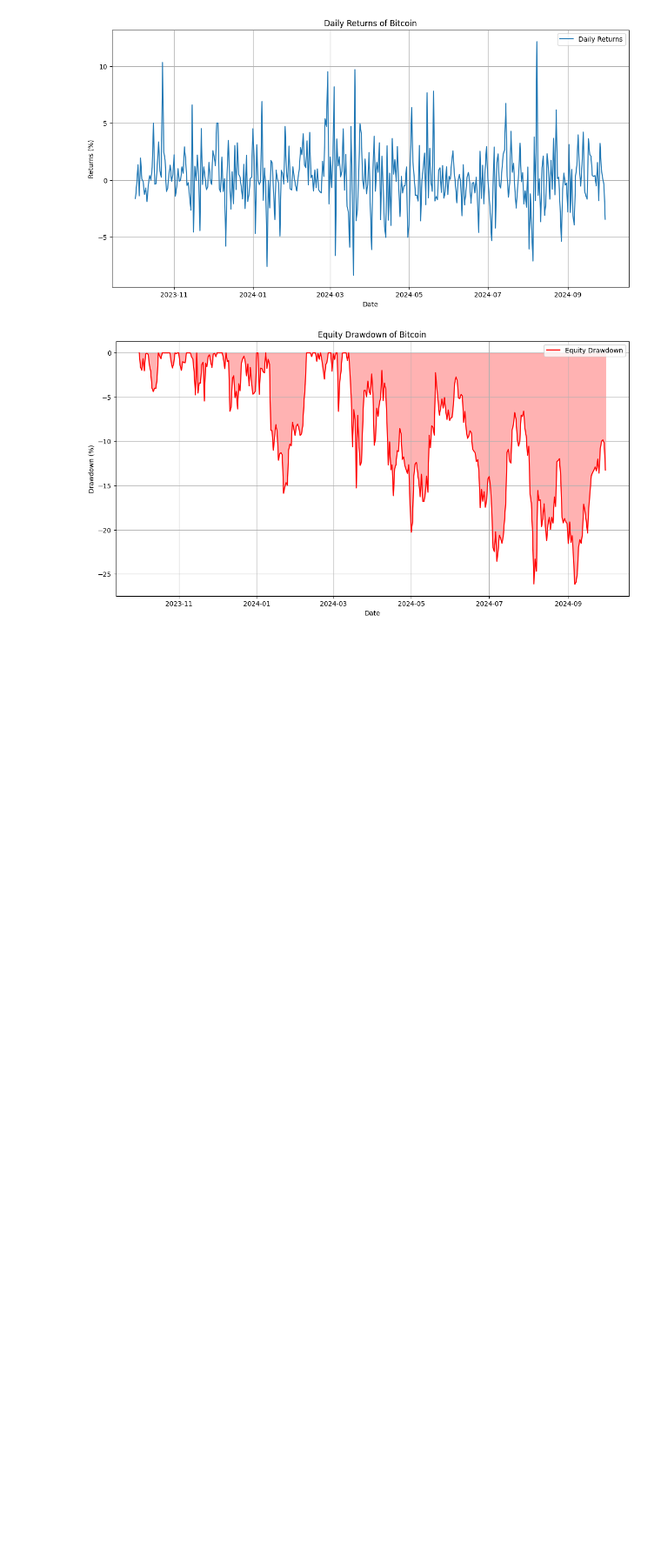
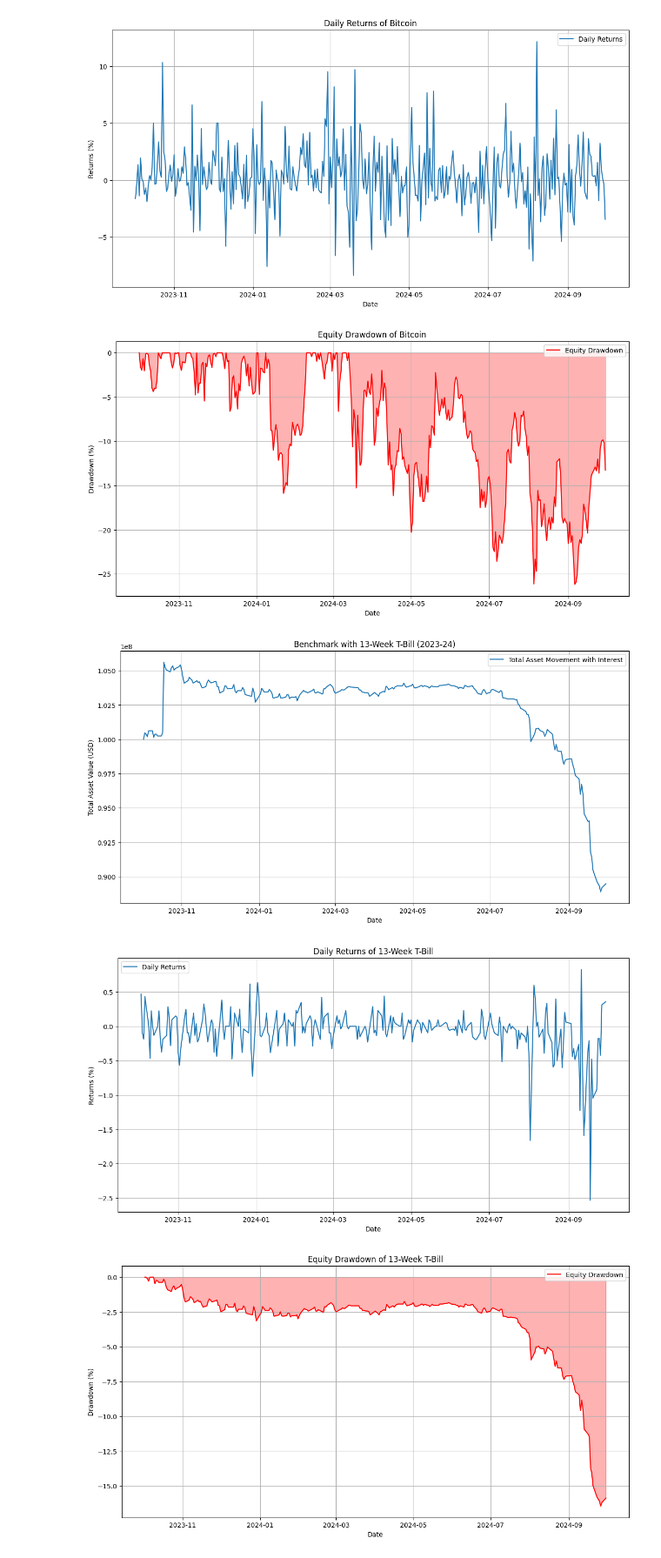
Before and after one commit to ak7660/GraapeInvestment, a Jupyter notebook: benchmark.ipynb, the cells around one changed output. Shown at 87% size. Saved outputs shown, nothing was run; the diff lists cells and outputs as text; code cells hidden in the pictures; blank space fills up the shorter version.

Commit message:
data added

```diff
--- a/benchmark.ipynb
+++ b/benchmark.ipynb
@@ -220,3 +220,68 @@ plt.show()
 [figure]
 [figure]
 [figure]
+# %%
+import yfinance as yf
+import pandas as pd
+import matplotlib.pyplot as plt
+# Fetch Bitcoin data
+investment_amount = 100_000_000  # 100M USD
+start_date = "2023-10-01"
+end_date = pd.Timestamp.today().strftime('%Y-%m-%d')# Fetch Gold data
+# Fetch 13-week T-Bill data
+tbill = yf.Ticker("^IRX")
+tbill_data = tbill.history(start=start_date, end=end_date)
+
+# Calculate the total asset movement
+tbill_data['Investment Value'] = (tbill_data['Close'] / tbill_data['Close'].iloc[0]) * investment_amount
+
+# Calculate the returns
+tbill_data['Returns'] = tbill_data['Close'].pct_change() * 100  # Convert to percentage
+
+# Calculate the drawdown
+tbill_data['Peak'] = tbill_data['Investment Value'].cummax()
+tbill_data['Drawdown'] = (tbill_data['Investment Value'] - tbill_data['Peak']) / tbill_data['Peak'] * 100
+
+# Calculate the interest earned at the end of each 12-week period
+tbill_data['Interest Earned'] = tbill_data['Close'].shift(12) * (investment_amount / 100)
+
+# Fill NaN values with 0 for the initial periods where there is no interest earned yet
+tbill_data['Interest Earned'].fillna(0, inplace=True)
+
+# Calculate the total asset value including the interest earned
+tbill_data['Total Asset'] = tbill_data['Investment Value'] + tbill_data['Interest Earned']
+
+# Plot the total asset movement including interest earned
+plt.figure(figsize=(14, 7))
+plt.plot(tbill_data.index, tbill_data['Total Asset'], label='Total Asset Movement with Interest')
+plt.title('Benchmark with 13-Week T-Bill (2023-24)')
+plt.xlabel('Date')
+plt.ylabel('Total Asset Value (USD)')
+plt.legend()
+plt.grid(True)
+plt.show()
+
+# Plot the returns
+plt.figure(figsize=(14, 7))
+plt.plot(tbill_data.index, tbill_data['Returns'], label='Daily Returns')
+plt.title('Daily Returns of 13-Week T-Bill')
+plt.xlabel('Date')
+plt.ylabel('Returns (%)')
+plt.legend()
+plt.grid(True)
+plt.show()
+
+# Plot the drawdown with filled color
+plt.figure(figsize=(14, 7))
+plt.plot(tbill_data.index, tbill_data['Drawdown'], label='Equity Drawdown', color='red')
+plt.fill_between(tbill_data.index, tbill_data['Drawdown'], color='red', alpha=0.3)
+plt.title('Equity Drawdown of 13-Week T-Bill')
+plt.xlabel('Date')
+plt.ylabel('Drawdown (%)')
+plt.legend()
+plt.grid(True)
+plt.show()
+# %% [output]
+[figure, added]
+[figure, added]
+[figure, added]
```
Also changed, not shown: 20 other files.
